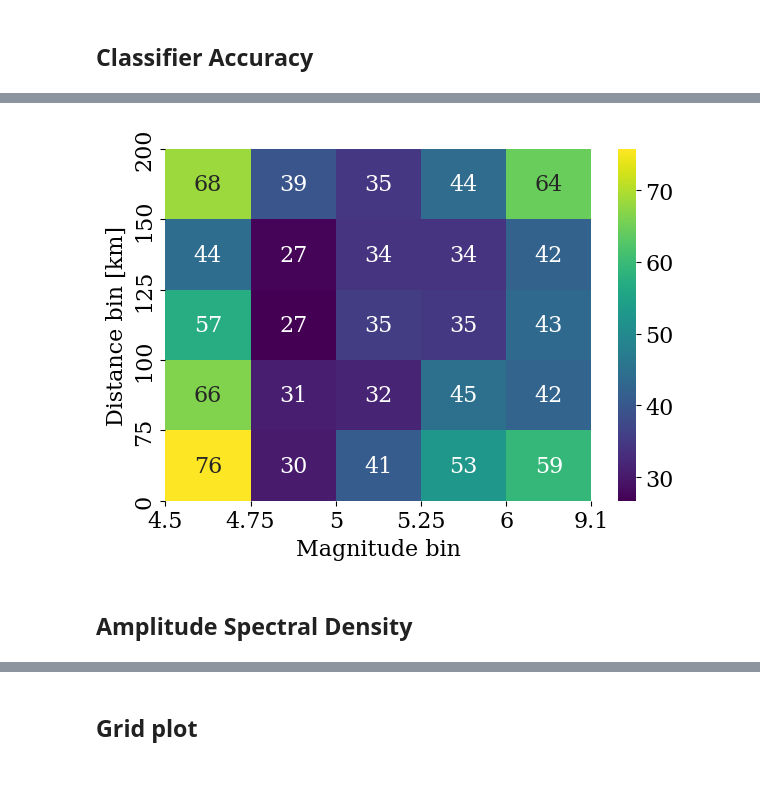
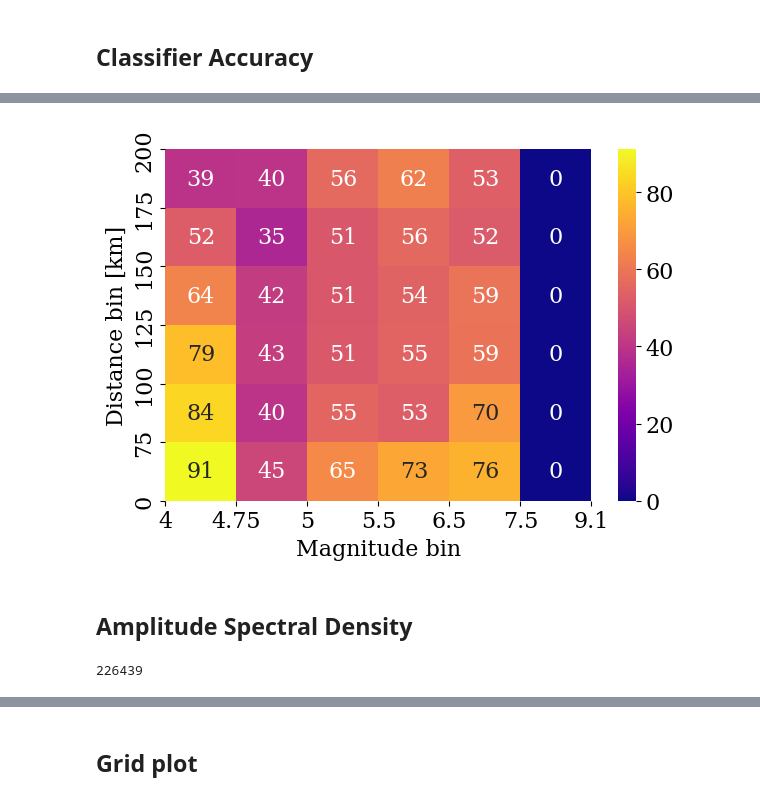
Before and after one commit to highfem/tqdne, a Jupyter notebook: experiments/evaluation.ipynb, the cells around one changed output, grey strips where cells are left out. Cells and saved outputs as stored; diff of their text form; code cells hidden in the pictures.

```diff
--- a/experiments/evaluation.ipynb
+++ b/experiments/evaluation.ipynb
@@ -29,18 +19,0 @@ targets = test["target_waveform"][:10]
-# %%
-_, axes = plt.subplots(nrows=5, ncols=2, figsize=(12, 12))
-for i in range(0, 5, 1):
-    axes[i][0].plot(targets[i].T, alpha=0.5)
-    axes[i][1].plot(targets[i + 5].T, alpha=0.5)
-plt.suptitle("Training data")
-plt.tight_layout()
-plt.savefig("workdir/figures/new_targets.pdf")
-plt.show()
-
-_, axes = plt.subplots(nrows=5, ncols=2, figsize=(12, 12))
-for i in range(0, 5, 1):
-    axes[i][0].plot(preds[i].T, alpha=0.5)
-    axes[i][1].plot(preds[i + 5].T, alpha=0.5)
-plt.suptitle("Simulations")
-plt.tight_layout()
-#plt.savefig("workdir/figures/new_preds.pdf")
-plt.show()
@@ -216,0 +188,9 @@ False
+# %%
+fid_metric = lambda x, y: frechet_distance(x, y, isotropic=False)
+fig = BinningPlot(metric=fid_metric, mag_bins=mag_bins, dist_bins=dist_bins , fmt=".0f").plot(
+    pred=test["predicted_classifier_embedding"][:],
+    target=test["target_classifier_embedding"][:],
+    mag=test["magnitude"][:],
+    dist=test["hypocentral_distance"][:] * 1000,
+)
+fig.savefig("workdir/figures/embedding_fd_heatmap-test.pdf")
@@ -240,14 +311,17 @@ Test: 57.67 %
 # %%
-fig = BinPlot(metric=accuracy, mag_bins=mag_bins, dist_bins=dist_bins, fmt=".0f")(
-    pred=full["predicted_classifier_pred"][:],
-    target=get_label(
-        full["magnitude"][:], full["hypocentral_distance"][:]
-    ),  # missusing target for labels
-    mag=full["magnitude"][:],
-    dist=full["hypocentral_distance"][:],
+
+fig = BinningPlotAcc(metric=accuracy, mag_bins=mag_bins, dist_bins=dist_bins, fmt=".0f").plot(
+    pred=test["predicted_classifier_pred"][:],
+    target=get_label(test["magnitude"][:], test["hypocentral_distance"][:] * 1000),
+    mag=test["magnitude"][:],
+    dist=test["hypocentral_distance"][:] * 1000,
 )
-fig.savefig("../figures/accuracy_heatmap.pdf")
+fig.savefig("workdir/figures/accuracy_heatmap-test.pdf")
 # %% [output]
-[figure, old version]
+[figure, new version]
 # %% [markdown]
 ## Amplitude Spectral Density
+# %%
+train['predicted_waveform'].shape[0]
+# %% [output]
+226439
```
Also changed, not shown: parts of 37 cells of this notebook, 7 other files.
